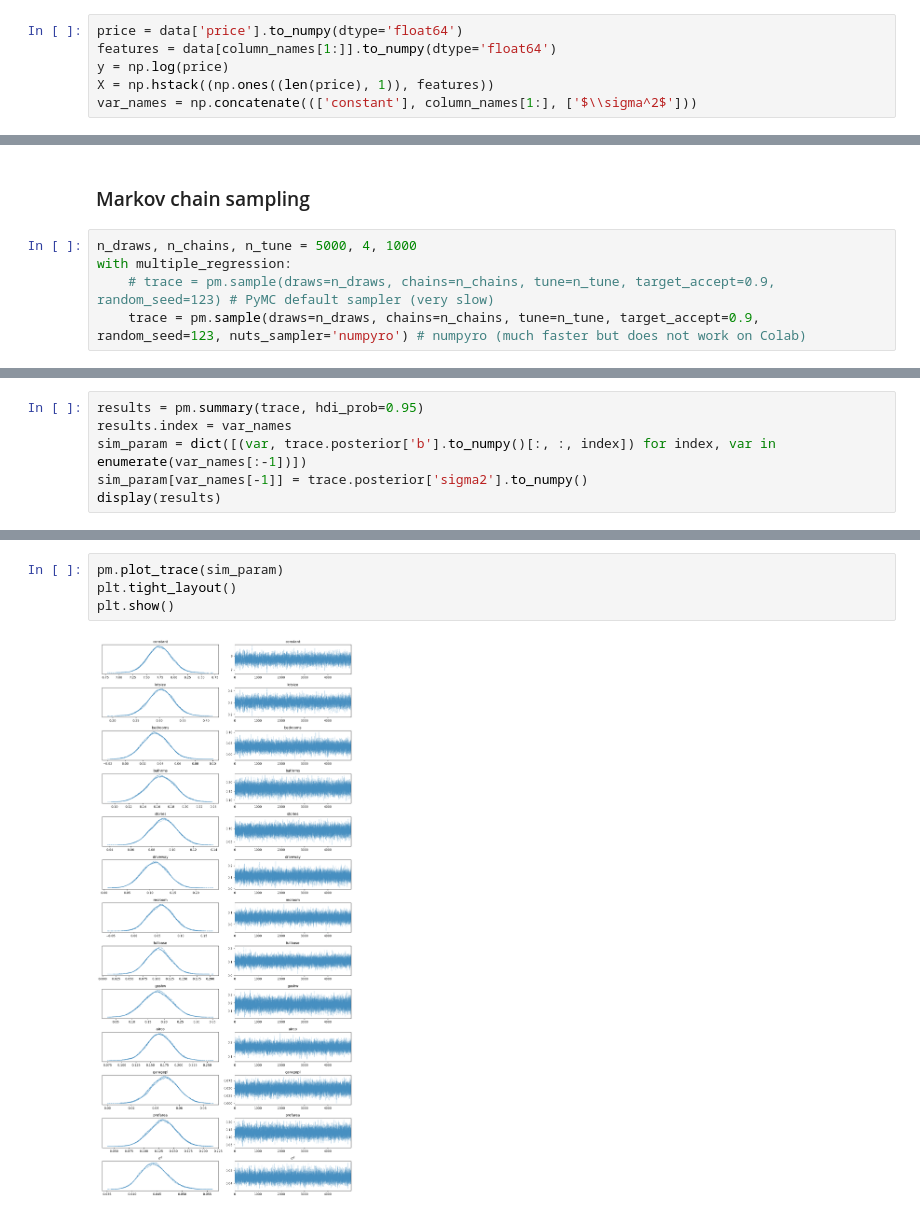
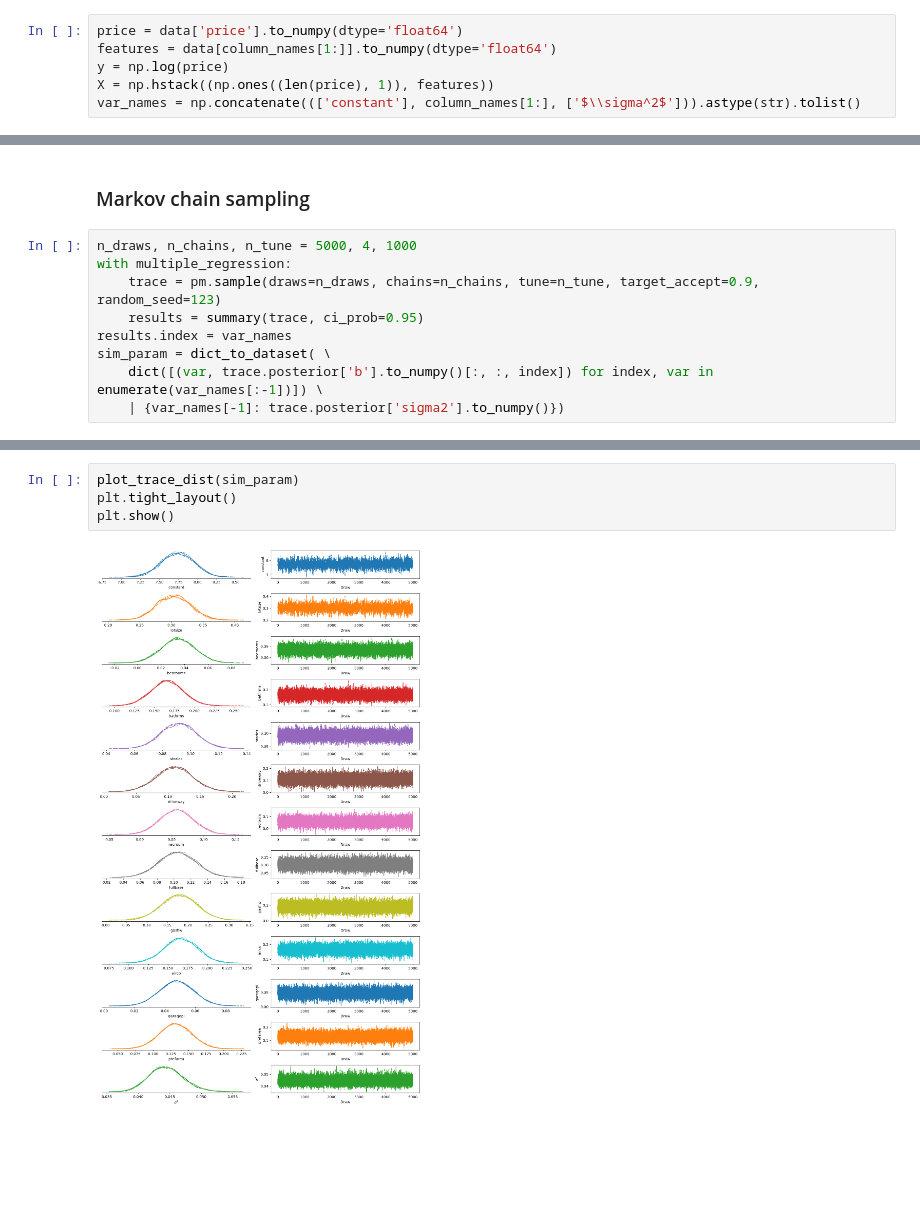
Before and after one commit to nakatsuma/bayesian_statistics, a Jupyter notebook: notebook/housing_price.ipynb, the cells around one changed output, grey strips where cells are left out. Drawn from its saved outputs; the diff is of its cells as text; blank space fills up the shorter version.

```diff
--- a/notebook/housing_price.ipynb
+++ b/notebook/housing_price.ipynb
@@ -95,7 +97,7 @@ price = data['price'].to_numpy(dtype='float64')
 features = data[column_names[1:]].to_numpy(dtype='float64')
 y = np.log(price)
 X = np.hstack((np.ones((len(price), 1)), features))
-var_names = np.concatenate((['constant'], column_names[1:], ['$\\sigma^2$']))
+var_names = np.concatenate((['constant'], column_names[1:], ['$\\sigma^2$'])).astype(str).tolist()
 # %% [markdown]
 The prior distribution of $\beta$ and $\sigma^2$ are
 
@@ -145,5 +147,9 @@ with multiple_regression:
 # %%
 n_draws, n_chains, n_tune = 5000, 4, 1000
 with multiple_regression:
-    # trace = pm.sample(draws=n_draws, chains=n_chains, tune=n_tune, target_accept=0.9, random_seed=123) # PyMC default sampler (very slow)
-    trace = pm.sample(draws=n_draws, chains=n_chains, tune=n_tune, target_accept=0.9, random_seed=123, nuts_sampler='numpyro') # numpyro (much faster but does not work on Colab)
+    trace = pm.sample(draws=n_draws, chains=n_chains, tune=n_tune, target_accept=0.9, random_seed=123)
+    results = summary(trace, ci_prob=0.95)
+results.index = var_names
+sim_param = dict_to_dataset( \
+    dict([(var, trace.posterior['b'].to_numpy()[:, :, index]) for index, var in enumerate(var_names[:-1])]) \
+    | {var_names[-1]: trace.posterior['sigma2'].to_numpy()})
@@ -150,6 +159,0 @@ with multiple_regression:
-# %%
-results = pm.summary(trace, hdi_prob=0.95)
-results.index = var_names
-sim_param = dict([(var, trace.posterior['b'].to_numpy()[:, :, index]) for index, var in enumerate(var_names[:-1])])
-sim_param[var_names[-1]] = trace.posterior['sigma2'].to_numpy()
-display(results)
@@ -171,7 +177,7 @@ display(results)
 # %%
-pm.plot_trace(sim_param)
+plot_trace_dist(sim_param)
 plt.tight_layout()
 plt.show()
 # %% [output]
-[figure, old version]
+[figure, new version]
 # %%
```
Also changed, not shown: parts of 6 cells of this notebook, 23 other files.
